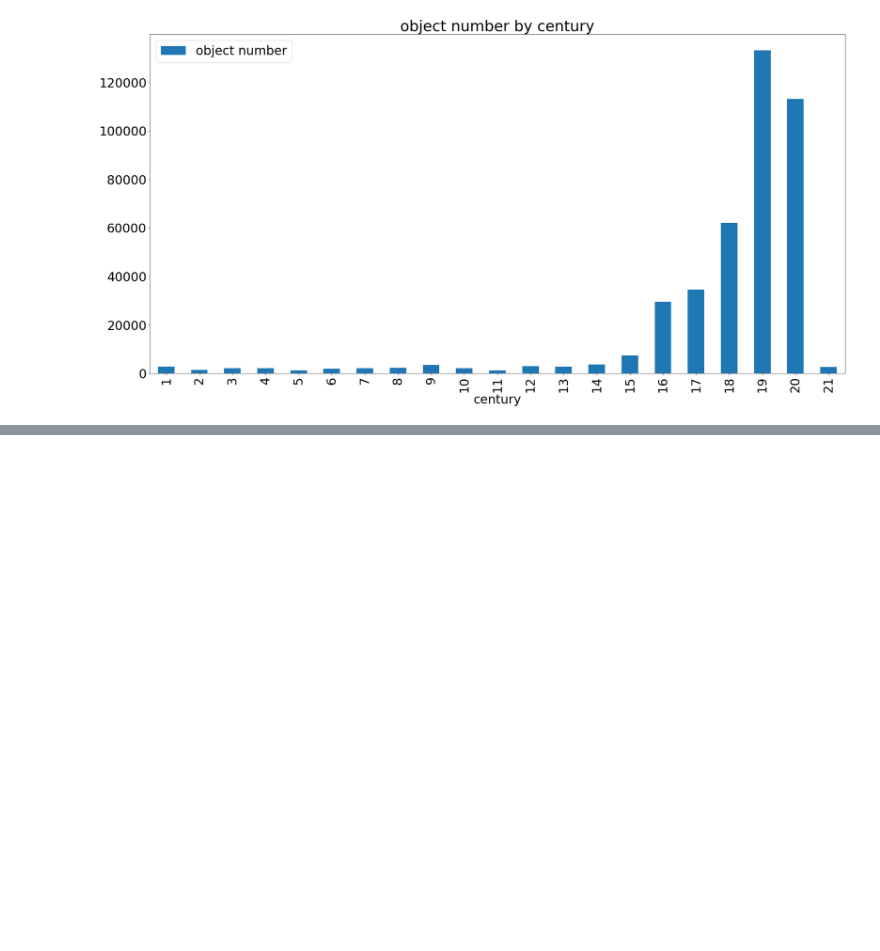
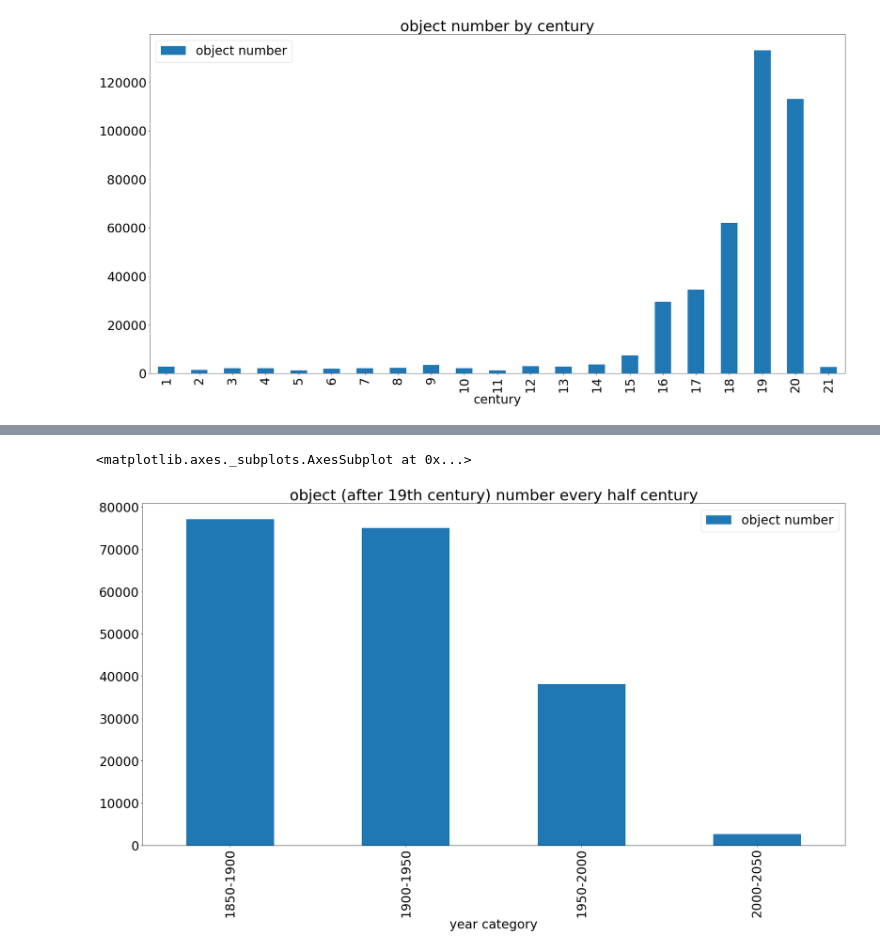
Before and after one commit to YingyingHan1994/final_project_2020Sp, a Jupyter notebook: IS590PRSP20_Final_Proejct.ipynb, the cells around one changed output, grey strips where cells are left out. Saved outputs shown, nothing was run; the diff lists cells and outputs as text; code cells hidden in the pictures; blank space fills up the shorter version.

```diff
--- a/IS590PRSP20_Final_Proejct.ipynb
+++ b/IS590PRSP20_Final_Proejct.ipynb
@@ -453,0 +523,3 @@ ad_century_distribution_df.plot.pie(y="object_percent",title = "object number by
+# %%
+object_after_19century_list = object_after_19century_df["ObjectBeginDate"].tolist()
+len(object_after_19century_list)
@@ -453,0 +528,9 @@ ad_century_distribution_df.plot.pie(y="object_percent",title = "object number by
+# %%
+categorize_year_half_century_dic = categorize_year_half_century (object_after_19century_list)
+# %%
+order = ["1850-1900","1900-1950","1950-2000","2000-2050"]
+categorize_year_half_century_dic = change_key_order (order,categorize_year_half_century_dic)
+# %%
+categorize_year_half_century_df = pd.DataFrame.from_dict(categorize_year_half_century_dic,orient="index",columns=["object number"])
+categorize_year_half_century_df.index.name="year category"
+categorize_year_half_century_df.head()
@@ -453,0 +544,5 @@ ad_century_distribution_df.plot.pie(y="object_percent",title = "object number by
+# %%
+categorize_year_half_century_df.plot.bar(y="object number",title = "object (after 19th century) number every half century")
+# %% [output]
+<matplotlib.axes._subplots.AxesSubplot at 0x...>
+[figure, added]
```
Also changed, not shown: parts of 40 cells of this notebook, 1 other file.
